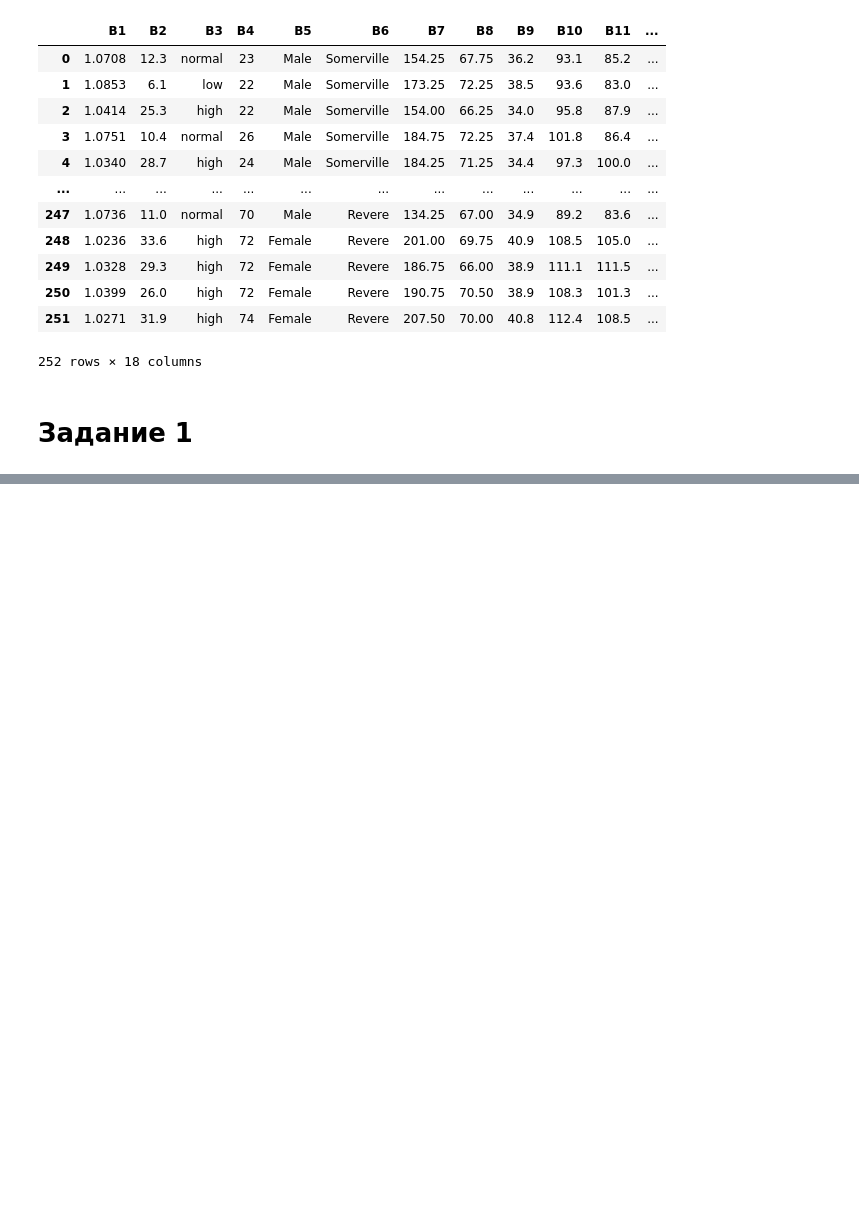
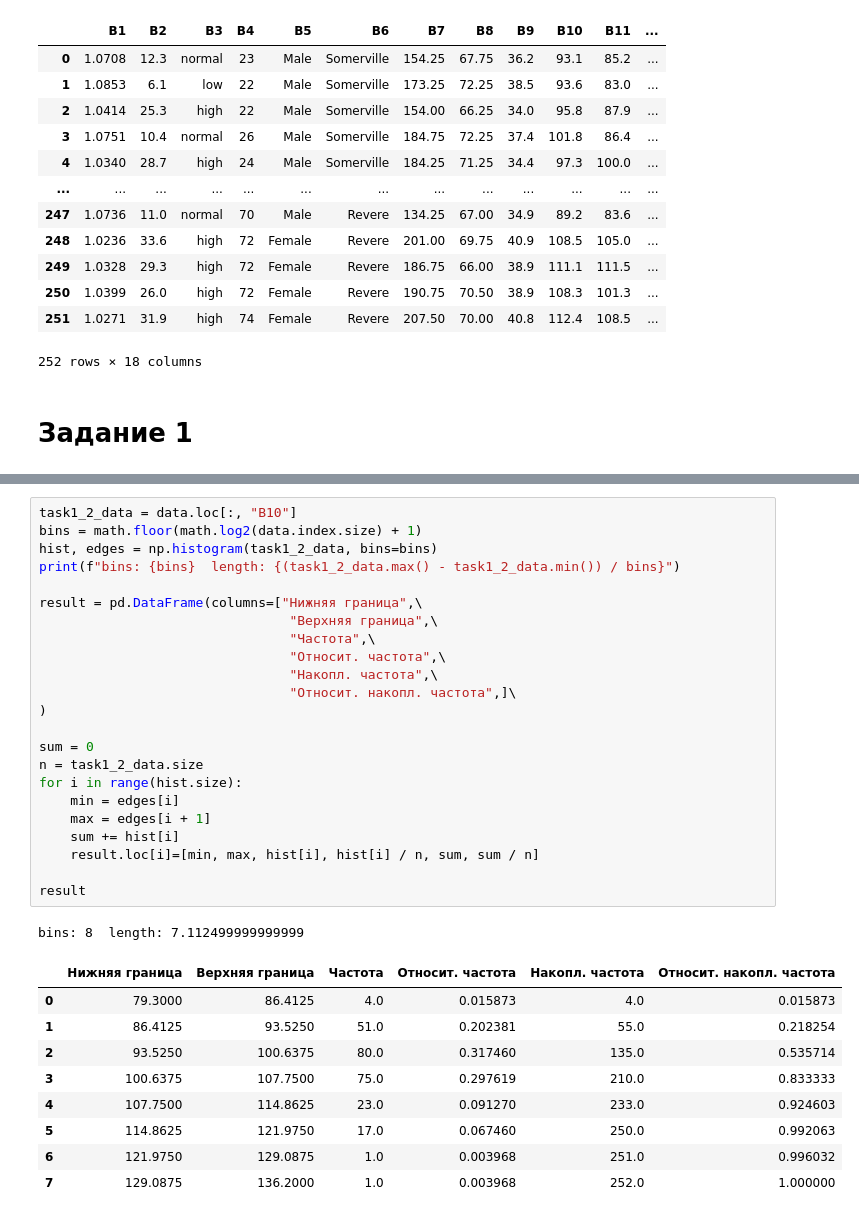
Before and after one commit to litc0x3B/Stats-Labs, a Jupyter notebook: HW.ipynb, the cells around one changed output, grey strips where cells are left out. Saved outputs shown, nothing was run; the diff lists cells and outputs as text; blank space fills up the shorter version.

```diff
--- a/HW.ipynb
+++ b/HW.ipynb
@@ -38,0 +44,34 @@ pd.DataFrame({"Среднее" : task1_data.mean(),
+# %%
+task1_2_data = data.loc[:, "B10"]
+bins = math.floor(math.log2(data.index.size) + 1)
+hist, edges = np.histogram(task1_2_data, bins=bins)
+print(f"bins: {bins}  length: {(task1_2_data.max() - task1_2_data.min()) / bins}")
+
+result = pd.DataFrame(columns=["Нижняя граница",\
+                                "Верхняя граница",\
+                                "Частота",\
+                                "Относит. частота",\
+                                "Накопл. частота",\
+                                "Относит. накопл. частота",]\
+)
+
+sum = 0
+n = task1_2_data.size
+for i in range(hist.size):
+    min = edges[i]
+    max = edges[i + 1]
+    sum += hist[i]
+    result.loc[i]=[min, max, hist[i], hist[i] / n, sum, sum / n]
+
+result
+# %% [output]
+bins: 8  length: 7.112499999999999
+|  | Нижняя граница | Верхняя граница | Частота | Относит. частота | Накопл. частота | Относит. накопл. частота |
+| 0 | 79.3000 | 86.4125 | 4.0 | 0.015873 | 4.0 | 0.015873 |
+| 1 | 86.4125 | 93.5250 | 51.0 | 0.202381 | 55.0 | 0.218254 |
+| 2 | 93.5250 | 100.6375 | 80.0 | 0.317460 | 135.0 | 0.535714 |
+| 3 | 100.6375 | 107.7500 | 75.0 | 0.297619 | 210.0 | 0.833333 |
+| 4 | 107.7500 | 114.8625 | 23.0 | 0.091270 | 233.0 | 0.924603 |
+| 5 | 114.8625 | 121.9750 | 17.0 | 0.067460 | 250.0 | 0.992063 |
+| 6 | 121.9750 | 129.0875 | 1.0 | 0.003968 | 251.0 | 0.996032 |
+| 7 | 129.0875 | 136.2000 | 1.0 | 0.003968 | 252.0 | 1.000000 |
```
Also changed, not shown: parts of 5 cells of this notebook.
